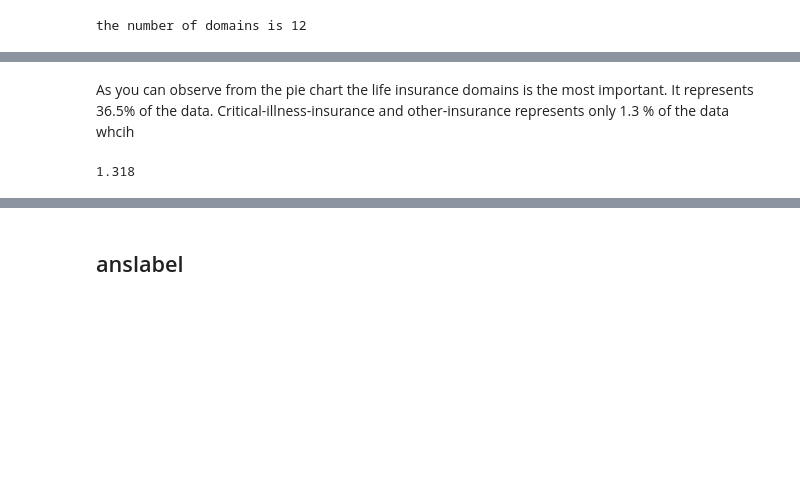
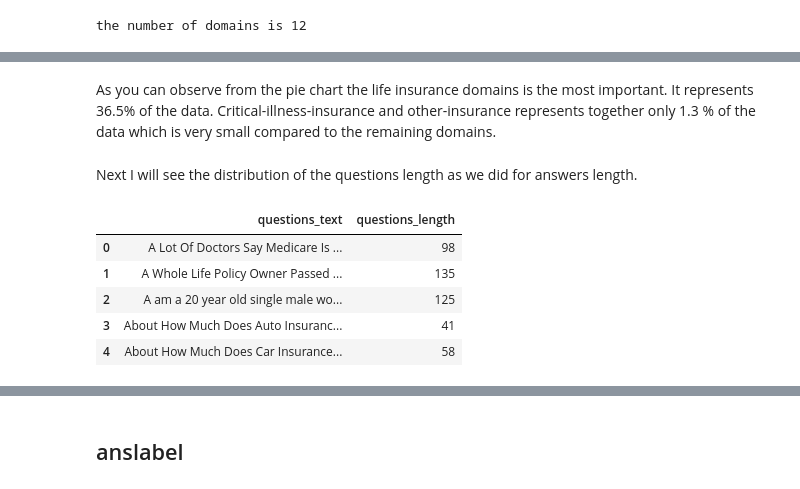
Before and after one commit to mouadhhamdi/insuranceQA, a Jupyter notebook: Data_Analysis.ipynb, the cells around one changed output, grey strips where cells are left out. Drawn from its saved outputs; the diff is of its cells as text; code cells hidden in the pictures; blank space fills up the shorter version.

```diff
--- a/Data_Analysis.ipynb
+++ b/Data_Analysis.ipynb
@@ -356,8 +356,19 @@ domains.iplot(kind='pie',labels='domain',values='count',pull=.2,hole=.2,
 # %% [output]
 [interactive output not drawn]
 # %% [markdown]
-As you can observe from the pie chart the life insurance domains is the most important. It represents 36.5% of the data. Critical-illness-insurance and other-insurance represents only 1.3 % of the data whcih
+As you can observe from the pie chart the life insurance domains is the most important. It represents 36.5% of the data. Critical-illness-insurance and other-insurance represents together only 1.3 % of the data which is very small compared to the remaining domains.
-# %%
-0.382 + 0.936
-# %% [output]
-1.318
+# %% [markdown]
+Next I will see the distribution of the questions length as we did for answers length.
+# %%
+# Groupby questions in order to eleminate duplicated question and keep only questions
+questions = l2q.groupby('questions_text').count().reset_index()[['questions_text']]
+# Add the length of the questions feature
+questions['questions_length'] = questions['questions_text'].apply(lambda q: len(q))
+questions.head()
+# %% [output]
+|  | questions_text | questions_length |
+| 0 | A Lot Of Doctors Say Medicare Is ... | 98 |
+| 1 | A Whole Life Policy Owner Passed ... | 135 |
+| 2 | A am a 20 year old single male wo... | 125 |
+| 3 | About How Much Does Auto Insuranc... | 41 |
+| 4 | About How Much Does Car Insurance... | 58 |
```
Also changed, not shown: parts of 5 cells of this notebook.
